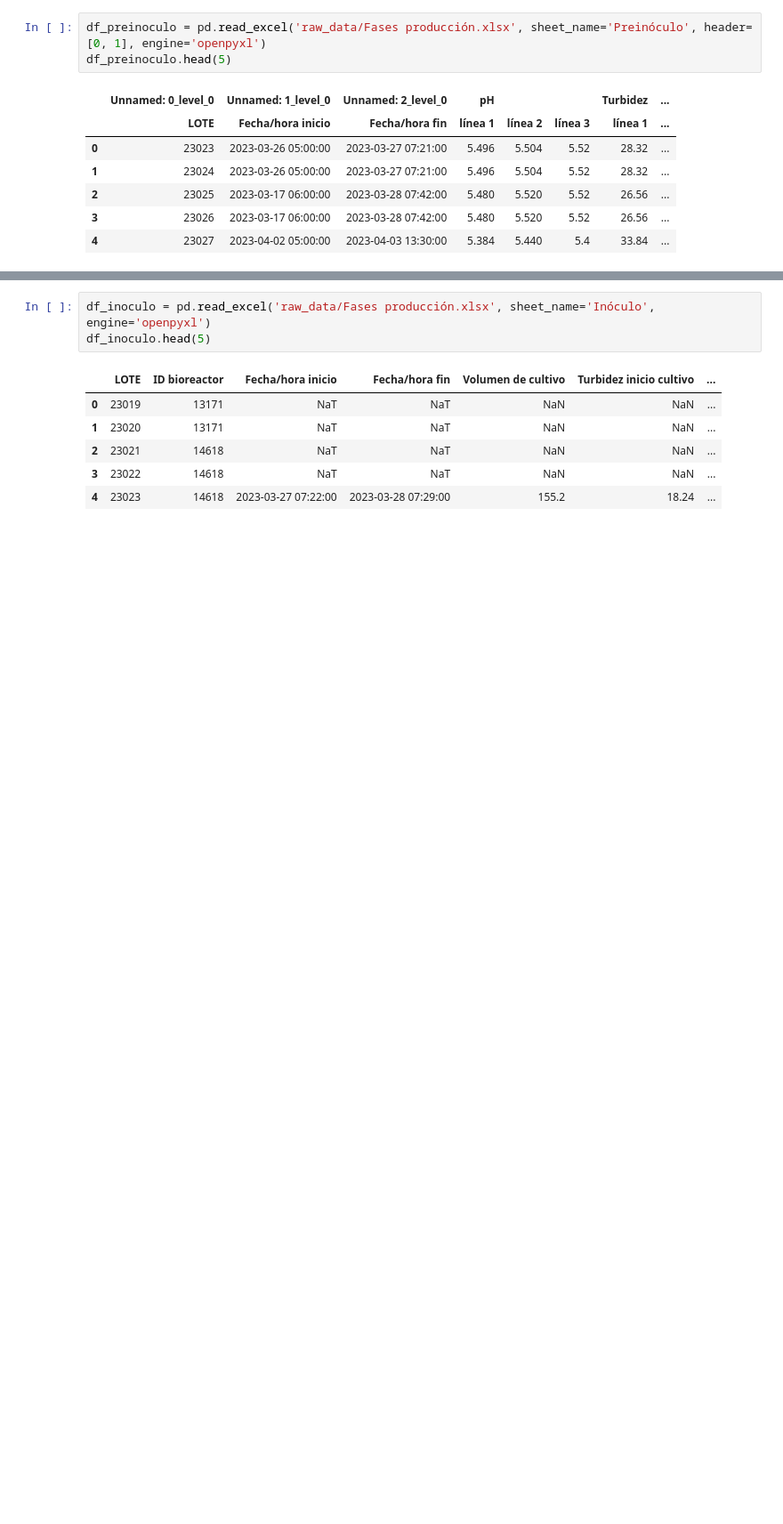
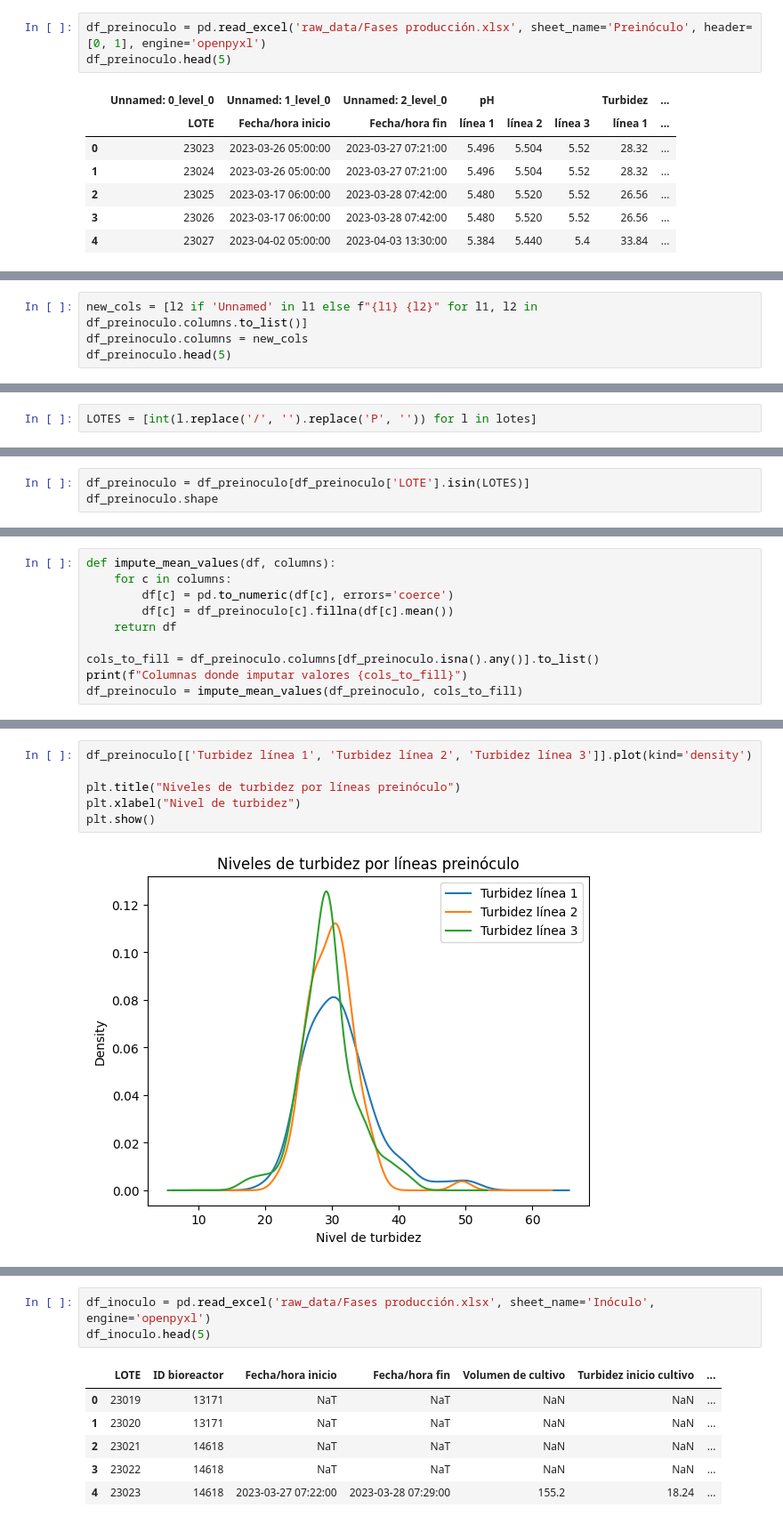
Before and after one commit to nikodyulger/datathon-los-forajidos, a Jupyter notebook: exploracion.ipynb, the cells around one changed output, grey strips where cells are left out. Shown at 89% size. Cells and saved outputs as stored; diff of their text form; blank space fills up the shorter version.

Commit message:
primera exploracion preinoculo

```diff
--- a/exploracion.ipynb
+++ b/exploracion.ipynb
@@ -107,0 +129,4 @@ df_preinoculo.head(5)
+# %%
+new_cols = [l2 if 'Unnamed' in l1 else f"{l1} {l2}" for l1, l2 in df_preinoculo.columns.to_list()]
+df_preinoculo.columns = new_cols
+df_preinoculo.head(5)
@@ -107,0 +144,2 @@ df_preinoculo.head(5)
+# %%
+LOTES = [int(l.replace('/', '').replace('P', '')) for l in lotes]
@@ -107,0 +148,3 @@ df_preinoculo.head(5)
+# %%
+df_preinoculo = df_preinoculo[df_preinoculo['LOTE'].isin(LOTES)]
+df_preinoculo.shape
@@ -107,0 +195,10 @@ df_preinoculo.head(5)
+# %%
+def impute_mean_values(df, columns):
+    for c in columns:
+        df[c] = pd.to_numeric(df[c], errors='coerce')
+        df[c] = df_preinoculo[c].fillna(df[c].mean())
+    return df
+
+cols_to_fill = df_preinoculo.columns[df_preinoculo.isna().any()].to_list()
+print(f"Columnas donde imputar valores {cols_to_fill}")
+df_preinoculo = impute_mean_values(df_preinoculo, cols_to_fill)
@@ -107,0 +246,8 @@ df_preinoculo.head(5)
+# %%
+df_preinoculo[['Turbidez línea 1', 'Turbidez línea 2', 'Turbidez línea 3']].plot(kind='density')
+
+plt.title("Niveles de turbidez por líneas preinóculo")
+plt.xlabel("Nivel de turbidez")
+plt.show()
+# %% [output]
+[figure, added]
```
Also changed, not shown: parts of 32 cells of this notebook.
